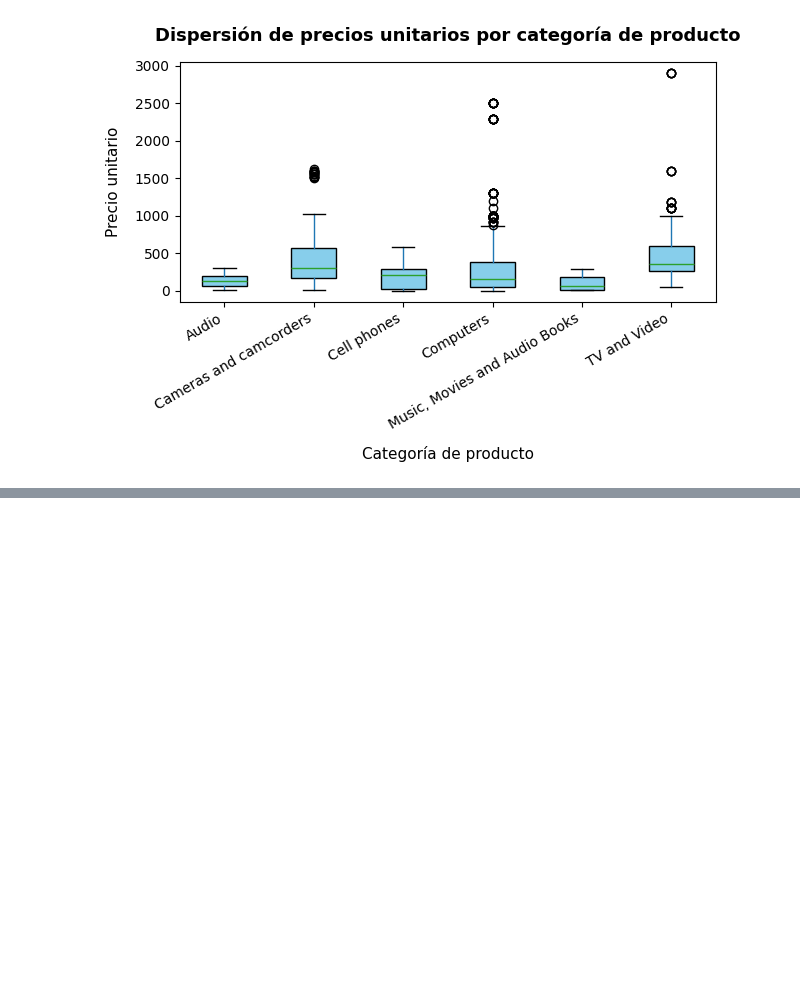
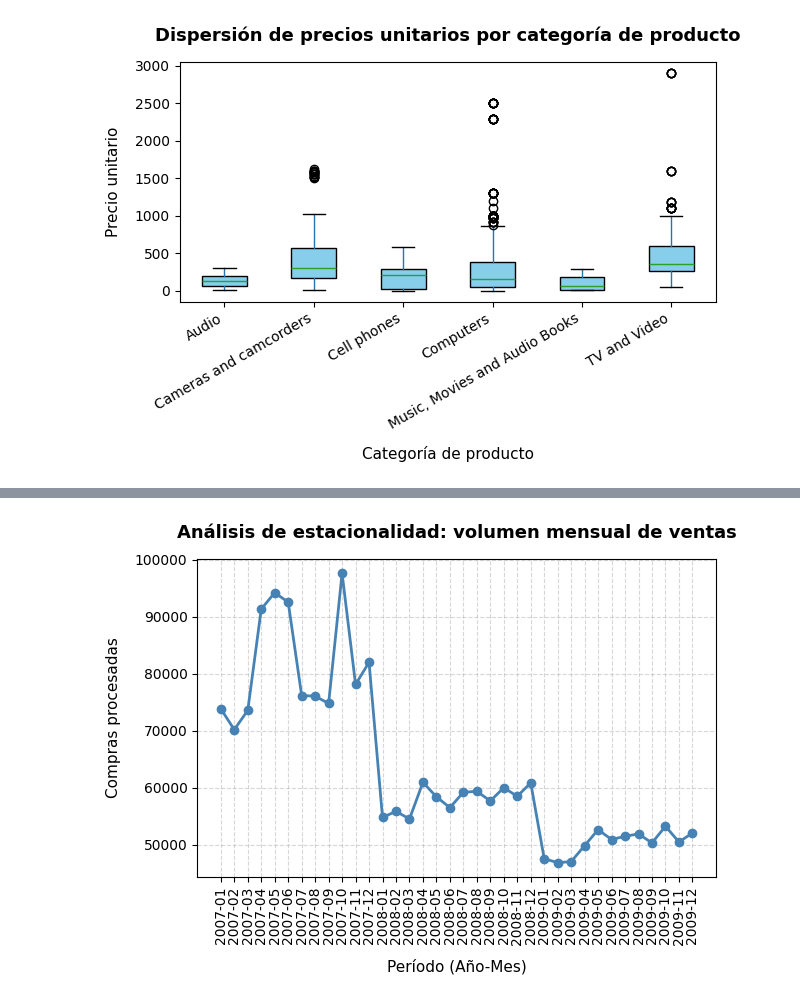
Before and after one commit to DarkLyng/Proyecto_Modelos, a Jupyter notebook: Proyecto_Modelos_.ipynb, the cells around one changed output, grey strips where cells are left out. Drawn from its saved outputs; the diff is of its cells as text; code cells hidden in the pictures; blank space fills up the shorter version.

```diff
--- a/Proyecto_Modelos_.ipynb
+++ b/Proyecto_Modelos_.ipynb
@@ -436,0 +467,14 @@ plt.show()
+# %%
+# Extraemos el mes de la transacción
+ventas_mensuales = tablas[7]['DateKey'].dt.to_period('M').value_counts().sort_index()
+
+plt.plot(ventas_mensuales.index.astype(str), ventas_mensuales.values, color='steelblue', marker='o', linewidth=2)
+plt.title("Análisis de estacionalidad: volumen mensual de ventas", fontsize=13, fontweight='bold', pad=15)
+plt.xlabel("Período (Año-Mes)", fontsize=11, labelpad=10, )
+plt.ylabel("Compras procesadas", fontsize=11, labelpad=10)
+plt.xticks(rotation=90)
+plt.grid(True, linestyle='--', alpha=0.5)
+plt.tight_layout()
+plt.show()
+# %% [output]
+[figure, added]
```
Also changed, not shown: parts of 5 cells of this notebook.
